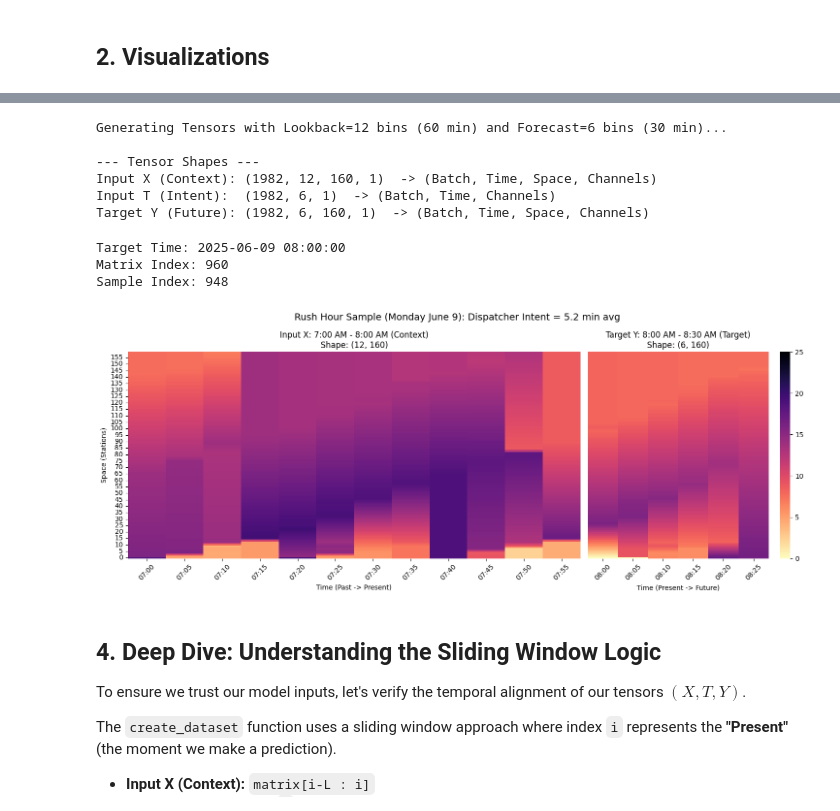
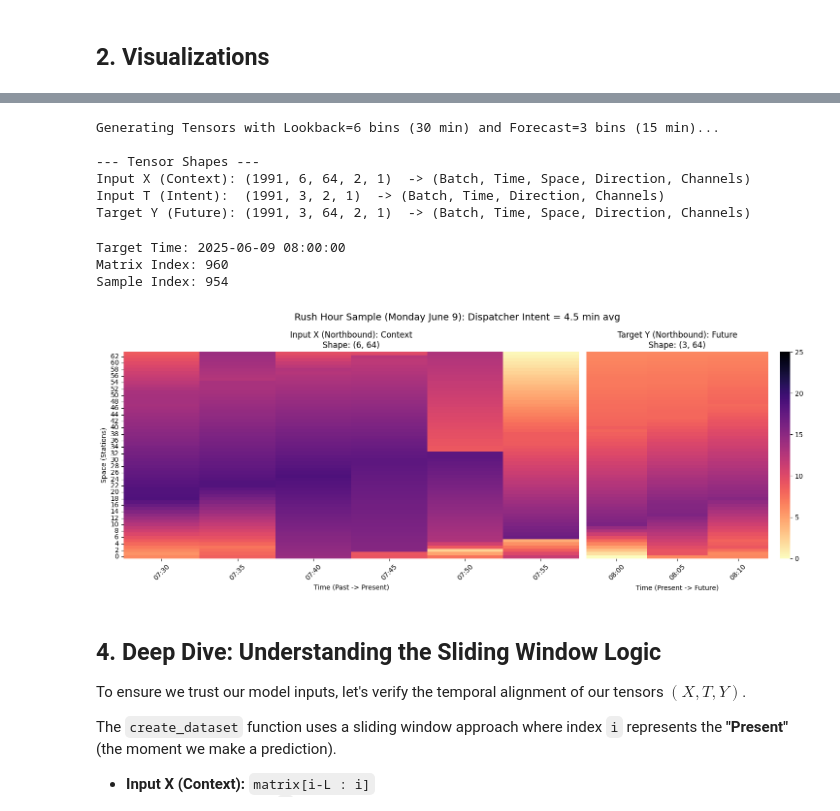
Before and after one commit to DanHerman212/headway-prediction, a Jupyter notebook: notebooks/4_spatiotemporal_eda.ipynb, the cells around one changed output, grey strips where cells are left out. Drawn from its saved outputs; the diff is of its cells as text; code cells hidden in the pictures.

Commit message:
udpated data processing and model architecture

```diff
--- a/notebooks/4_spatiotemporal_eda.ipynb
+++ b/notebooks/4_spatiotemporal_eda.ipynb
@@ -12,10 +12,10 @@ import matplotlib.pyplot as plt
 # Configuration (Must match 3_data_merging.ipynb)
 GLOBAL_START_TIME = "2025-06-06 00:00:00"
 TIME_BIN_SIZE_MIN = 5
-DISTANCE_BIN_COUNT = 160
+DISTANCE_BIN_COUNT = 64 # Updated to match Paper
 
 # File Paths
-MATRIX_PATH = "../data/headway_matrix_full.npy"
+MATRIX_PATH = "../data/headway_matrix_bidirectional.npy" # Updated to new file
 STATION_PATH = "../data/a_line_station_distances.csv"
 # %% [markdown]
 ## 1. Load Data and Reconstruct Metadata
@@ -23,6 +23,7 @@ STATION_PATH = "../data/a_line_station_distances.csv"
 # Load raw matrix
 data = np.load(MATRIX_PATH)
 print(f"Matrix Shape: {data.shape}")
+# Expected: (Time, 64, 2)
 
 # Load station map for spatial context
 station_map = pd.read_csv(STATION_PATH)
@@ -40,12 +41,14 @@ max_dist = station_map['distance_from_start_mi'].max()
 space_coords = np.linspace(min_dist, max_dist, data.shape[1])
 
 # --- Create Xarray DataArray ---
+# Now 3D: Time, Space, Direction
 da = xr.DataArray(
     data,
-    dims=["time", "space"],
+    dims=["time", "space", "direction"],
     coords={
         "time": time_coords,
-        "space": space_coords
+        "space": space_coords,
+        "direction": ["North", "South"]
     },
     attrs={
         "units": "minutes",
@@ -198,15 +200,15 @@ def create_dataset(matrix, schedule, lookback_bins, forecast_bins):
     Creates (X, T, Y) tensors for ConvLSTM.
 
     Args:
-        matrix: 2D numpy array (Time, Space)
+        matrix: 3D numpy array (Time, Space, Direction)
         schedule: 1D numpy array (Time,)
         lookback_bins: Number of past steps (L)
         forecast_bins: Number of future steps (F)
 
     Returns:
-        X: (Batch, L, Space, 1)
-        T: (Batch, F, 1)
-        Y: (Batch, F, Space, 1)
+        X: (Batch, L, Space, Direction, 1)
+        T: (Batch, F, Direction, 1)
+        Y: (Batch, F, Space, Direction, 1)
     """
     X, T, Y = [], [], []
 
@@ -214,31 +216,34 @@ def create_dataset(matrix, schedule, lookback_bins, forecast_bins):
     # We need enough history (L) and enough future (F)
     for i in range(lookback_bins, len(matrix) - forecast_bins):
         # Input X: Past L steps
-        x_window = matrix[i-lookback_bins:i, :]
+        # Shape: (L, Space, Direction)
+        x_window = matrix[i-lookback_bins:i, :, :]
         X.append(x_window)
 
         # Input T: Future F steps (Dispatcher Intent)
+        # Schedule is 1D, we duplicate for both directions
         t_window = schedule[i:i+forecast_bins]
-        T.append(t_window)
+        t_window_2d = np.stack([t_window, t_window], axis=1) # (F, 2)
+        T.append(t_window_2d)
 
         # Target Y: Future F steps (Ground Truth)
-        y_window = matrix[i:i+forecast_bins, :]
+        y_window = matrix[i:i+forecast_bins, :, :]
         Y.append(y_window)
 
     # Convert to numpy arrays and add channel dimension
-    X = np.array(X)[..., np.newaxis] # (Batch, L, Space, 1)
-    T = np.array(T)[..., np.newaxis] # (Batch, F, 1)
-    Y = np.array(Y)[..., np.newaxis] # (Batch, F, Space, 1)
+    X = np.array(X)[..., np.newaxis] # (Batch, L, Space, Direction, 1)
+    T = np.array(T)[..., np.newaxis] # (Batch, F, Direction, 1)
+    Y = np.array(Y)[..., np.newaxis] # (Batch, F, Space, Direction, 1)
 
     return X, T, Y
 
 # --- 3. Generate Sample Batch ---
 # Parameters from Experiment Plan (Exp-A1)
-L_MINS = 60
-F_MINS = 30
+L_MINS = 30 # Updated to 30
+F_MINS = 15 # Updated to 15
 
-L_BINS = L_MINS // TIME_BIN_SIZE_MIN  # 60 / 5 = 12 bins
-F_BINS = F_MINS // TIME_BIN_SIZE_MIN  # 30 / 5 = 6 bins
+L_BINS = L_MINS // TIME_BIN_SIZE_MIN  # 30 / 5 = 6 bins
+F_BINS = F_MINS // TIME_BIN_SIZE_MIN  # 15 / 5 = 3 bins
 
 print(f"Generating Tensors with Lookback={L_BINS} bins ({L_MINS} min) and Forecast={F_BINS} bins ({F_MINS} min)...")
 
@@ -252,16 +257,16 @@ X_sample, T_sample, Y_sample = create_dataset(
 )
 
 print("\n--- Tensor Shapes ---")
-print(f"Input X (Context): {X_sample.shape}  -> (Batch, Time, Space, Channels)")
-print(f"Input T (Intent):  {T_sample.shape}  -> (Batch, Time, Channels)")
-print(f"Target Y (Future): {Y_sample.shape}  -> (Batch, Time, Space, Channels)")
+print(f"Input X (Context): {X_sample.shape}  -> (Batch, Time, Space, Direction, Channels)")
+print(f"Input T (Intent):  {T_sample.shape}  -> (Batch, Time, Direction, Channels)")
+print(f"Target Y (Future): {Y_sample.shape}  -> (Batch, Time, Space, Direction, Channels)")
 # %% [output]
-Generating Tensors with Lookback=12 bins (60 min) and Forecast=6 bins (30 min)...
+Generating Tensors with Lookback=6 bins (30 min) and Forecast=3 bins (15 min)...
 
 --- Tensor Shapes ---
-Input X (Context): (1982, 12, 160, 1)  -> (Batch, Time, Space, Channels)
-Input T (Intent):  (1982, 6, 1)  -> (Batch, Time, Channels)
-Target Y (Future): (1982, 6, 160, 1)  -> (Batch, Time, Space, Channels)
+Input X (Context): (1991, 6, 64, 2, 1)  -> (Batch, Time, Space, Direction, Channels)
+Input T (Intent):  (1991, 3, 2, 1)  -> (Batch, Time, Direction, Channels)
+Target Y (Future): (1991, 3, 64, 2, 1)  -> (Batch, Time, Space, Direction, Channels)
 # %%
 # --- 4. Visualize a Specific Rush Hour Example ---
 # Let's look at Monday Morning Rush Hour (June 9th, 8:00 AM)
@@ -282,49 +287,49 @@ print(f"Target Time: {target_time}")
 print(f"Matrix Index: {matrix_idx}")
 print(f"Sample Index: {sample_idx}")
 
-# Extract the components
-x_example = X_sample[sample_idx, :, :, 0]  # Shape: (12, 160)
-t_example = T_sample[sample_idx, :, 0]     # Shape: (6,)
-y_example = Y_sample[sample_idx, :, :, 0]  # Shape: (6, 160)
+# Extract the components (Selecting Northbound: Direction=0)
+x_example = X_sample[sample_idx, :, :, 0, 0]  # Shape: (L, Space)
+t_example = T_sample[sample_idx, :, 0, 0]     # Shape: (F,)
+y_example = Y_sample[sample_idx, :, :, 0, 0]  # Shape: (F, Space)
 
 # --- Generate Time Labels ---
-# X Labels: Past 60 mins (e.g., 7:00, 7:05, ..., 7:55)
+# X Labels: Past 30 mins
 x_time_labels = pd.date_range(end=target_time, periods=L_BINS+1, freq=f'{TIME_BIN_SIZE_MIN}min')[:-1]
 x_labels = [t.strftime('%H:%M') for t in x_time_labels]
 
-# Y Labels: Next 30 mins (e.g., 8:00, 8:05, ..., 8:25)
+# Y Labels: Next 15 mins
 y_time_labels = pd.date_range(start=target_time, periods=F_BINS, freq=f'{TIME_BIN_SIZE_MIN}min')
 y_labels = [t.strftime('%H:%M') for t in y_time_labels]
 
 # Create a combined plot
 fig, axes = plt.subplots(1, 2, figsize=(15, 6), gridspec_kw={'width_ratios': [2, 1]})
 
-# Plot 1: The Context (X) - 7:00 AM to 8:00 AM
+# Plot 1: The Context (X)
 sns.heatmap(x_example.T, ax=axes[0], cmap="magma_r", vmin=0, vmax=25, cbar=False)
-axes[0].set_title(f"Input X: 7:00 AM - 8:00 AM (Context)\nShape: {x_example.shape}")
+axes[0].set_title(f"Input X (Northbound): Context\nShape: {x_example.shape}")
 axes[0].set_xlabel("Time (Past -> Present)")
 axes[0].set_ylabel("Space (Stations)")
 axes[0].set_xticks(np.arange(len(x_labels)) + 0.5)
 axes[0].set_xticklabels(x_labels, rotation=45)
 axes[0].invert_yaxis()
 
-# Plot 2: The Target (Y) - 8:00 AM to 8:30 AM
+# Plot 2: The Target (Y)
 sns.heatmap(y_example.T, ax=axes[1], cmap="magma_r", vmin=0, vmax=25)
-axes[1].set_title(f"Target Y: 8:00 AM - 8:30 AM (Target)\nShape: {y_example.shape}")
+axes[1].set_title(f"Target Y (Northbound): Future\nShape: {y_example.shape}")
 axes[1].set_xlabel("Time (Present -> Future)")
 axes[1].set_yticks([])
 axes[1].set_xticks(np.arange(len(y_labels)) + 0.5)
 axes[1].set_xticklabels(y_labels, rotation=45)
 axes[1].invert_yaxis()
 
 plt.suptitle(f"Rush Hour Sample (Monday June 9): Dispatcher Intent = {t_example.mean():.1f} min avg", fontsize=14)
 plt.tight_layout()
 plt.show()
 # %% [output]
 Target Time: 2025-06-09 08:00:00
 Matrix Index: 960
-Sample Index: 948
+Sample Index: 954
-[figure, old version]
+[figure, new version]
 # %% [markdown]
 ## 4. Deep Dive: Understanding the Sliding Window Logic
 
```
Also changed, not shown: parts of 8 cells of this notebook, 2 other files.
